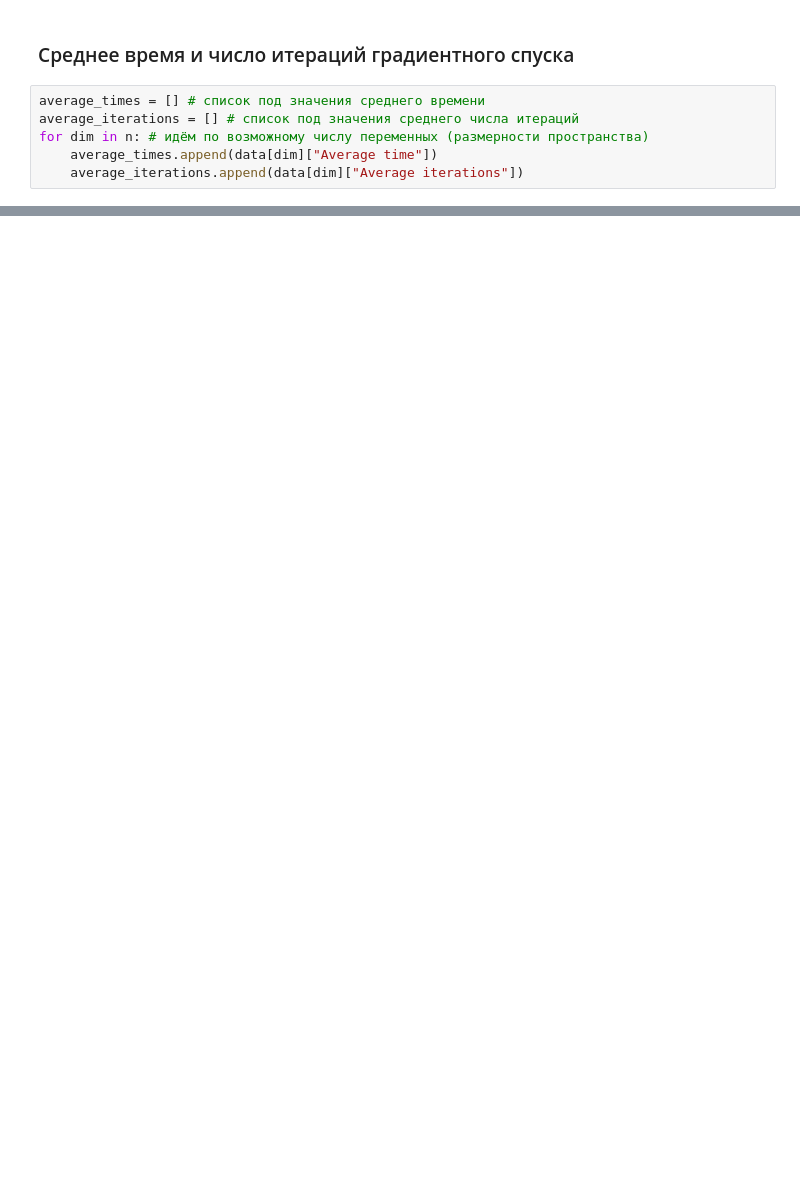
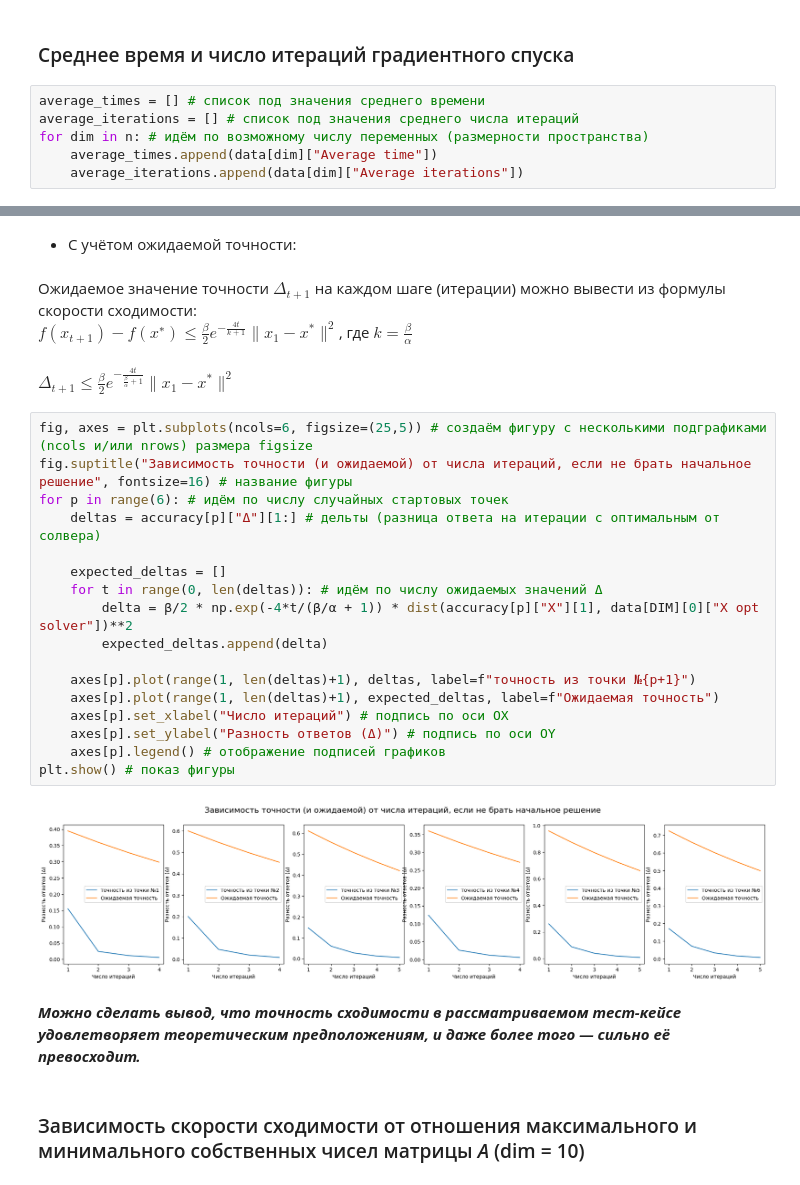
Before and after one commit to DenisKabanov/modern_methods_of_decision_making, a Jupyter notebook: 1) Gradient descent/task.ipynb, the cells around one changed output, grey strips where cells are left out. Saved outputs shown, nothing was run; the diff lists cells and outputs as text; blank space fills up the shorter version.

```diff
--- a/1) Gradient descent/task.ipynb
+++ b/1) Gradient descent/task.ipynb
@@ -325,0 +411,30 @@ while constraints(x):
+# %% [markdown]
+* С учётом ожидаемой точности:
+# %% [markdown]
+Ожидаемое значение точности $Δ_{t+1}$ на каждом шаге (итерации) можно вывести из формулы скорости сходимости: <br>
+$f(x_{t+1}) − f(x^∗) ≤ \frac{β}{2}e^{−\frac{4t}{k+1}}∥x_1-x^*∥^2$, где $k=\frac{β}{α}$ <br>
+# %% [markdown]
+$Δ_{t+1} ≤ \frac{β}{2}e^{−\frac{4t}{\frac{β}{α}+1}}∥x_1-x^*∥^2$
+# %%
+fig, axes = plt.subplots(ncols=6, figsize=(25,5)) # создаём фигуру с несколькими подграфиками (ncols и/или nrows) размера figsize
+fig.suptitle("Зависимость точности (и ожидаемой) от числа итераций, если не брать начальное решение", fontsize=16) # название фигуры
+for p in range(6): # идём по числу случайных стартовых точек
+    deltas = accuracy[p]["Δ"][1:] # дельты (разница ответа на итерации с оптимальным от солвера)
+
+    expected_deltas = []
+    for t in range(0, len(deltas)): # идём по числу ожидаемых значений Δ
+        delta = β/2 * np.exp(-4*t/(β/α + 1)) * dist(accuracy[p]["X"][1], data[DIM][0]["X opt solver"])**2
+        expected_deltas.append(delta)
+
+    axes[p].plot(range(1, len(deltas)+1), deltas, label=f"точность из точки №{p+1}")
+    axes[p].plot(range(1, len(deltas)+1), expected_deltas, label=f"Ожидаемая точность")
+    axes[p].set_xlabel("Число итераций") # подпись по оси OX
+    axes[p].set_ylabel("Разность ответов (Δ)") # подпись по оси OY
+    axes[p].legend() # отображение подписей графиков
+plt.show() # показ фигуры
+# %% [output]
+[figure, added]
+# %% [markdown]
+***Можно сделать вывод, что точность сходимости в рассматриваемом тест-кейсе удовлетворяет теоретическим предположениям, и даже более того — сильно её превосходит.***
+# %% [markdown]
+### Зависимость скорости сходимости от отношения максимального и минимального собственных чисел матрицы *A* (dim = 10)
```
Also changed, not shown: parts of 38 cells of this notebook, 1 other file.
